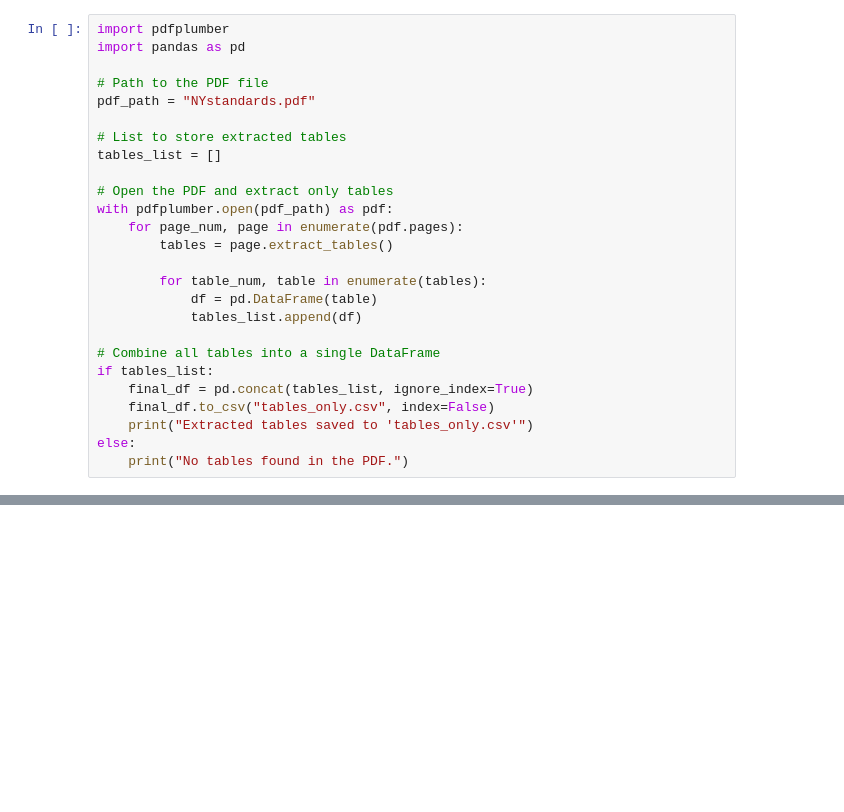
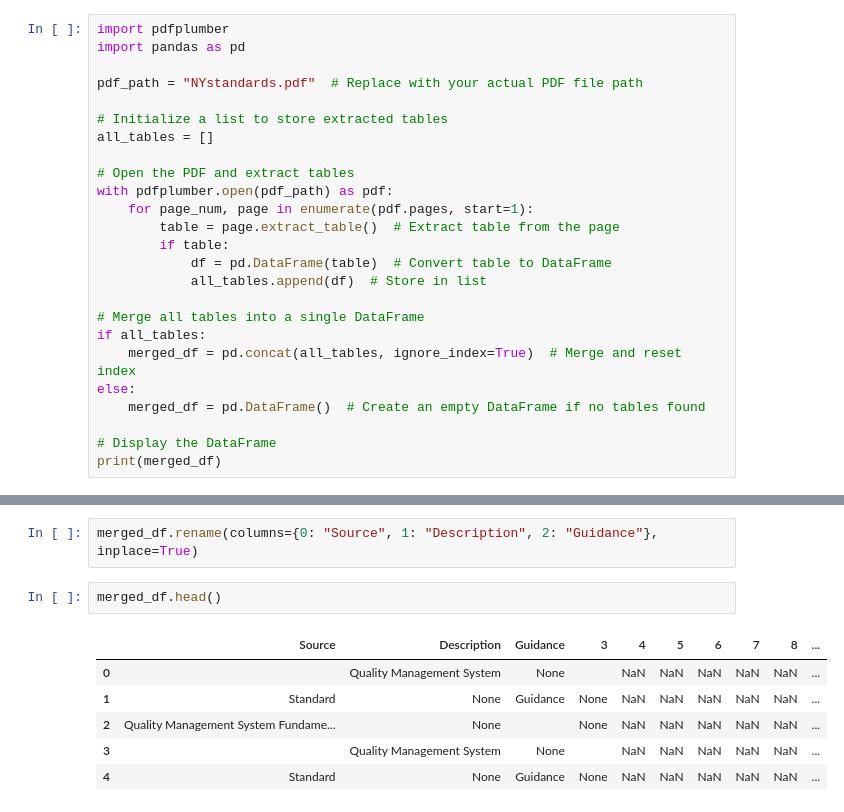
Before and after one commit to ango34/Regulations-AI, a Jupyter notebook: regulationsparse.ipynb, the cells around one changed output, grey strips where cells are left out. Cells and saved outputs as stored; diff of their text form; blank space fills up the shorter version.

Commit message:
Initial commit

```diff
--- a/regulationsparse.ipynb
+++ b/regulationsparse.ipynb
@@ -101,26 +127,25 @@ General Systems Standards – Effective December 2024
 import pdfplumber
 import pandas as pd
 
-# Path to the PDF file
-pdf_path = "NYstandards.pdf"
+pdf_path = "NYstandards.pdf"  # Replace with your actual PDF file path
 
-# List to store extracted tables
-tables_list = []
+# Initialize a list to store extracted tables
+all_tables = []
 
-# Open the PDF and extract only tables
+# Open the PDF and extract tables
 with pdfplumber.open(pdf_path) as pdf:
-    for page_num, page in enumerate(pdf.pages):
-        tables = page.extract_tables()
+    for page_num, page in enumerate(pdf.pages, start=1):
+        table = page.extract_table()  # Extract table from the page
+        if table:
+            df = pd.DataFrame(table)  # Convert table to DataFrame
+            all_tables.append(df)  # Store in list
 
-        for table_num, table in enumerate(tables):
-            df = pd.DataFrame(table)
-            tables_list.append(df)
+# Merge all tables into a single DataFrame
+if all_tables:
+    merged_df = pd.concat(all_tables, ignore_index=True)  # Merge and reset index
+else:
+    merged_df = pd.DataFrame()  # Create an empty DataFrame if no tables found
 
-# Combine all tables into a single DataFrame
-if tables_list:
-    final_df = pd.concat(tables_list, ignore_index=True)
-    final_df.to_csv("tables_only.csv", index=False)
-    print("Extracted tables saved to 'tables_only.csv'")
-else:
-    print("No tables found in the PDF.")
+# Display the DataFrame
+print(merged_df)
 # %% [output]
@@ -127,0 +169,11 @@ Tables with text saved to tables_output.csv
+# %%
+merged_df.rename(columns={0: "Source", 1: "Description", 2: "Guidance"}, inplace=True)
+# %%
+merged_df.head()
+# %% [output]
+|  | Source | Description | Guidance | 3 | 4 | 5 | 6 | 7 | 8 | ... |
+| 0 |  | Quality Management System | None |  | NaN | NaN | NaN | NaN | NaN | ... |
+| 1 | Standard | None | Guidance | None | NaN | NaN | NaN | NaN | NaN | ... |
+| 2 | Quality Management System Fundame... | None |  | None | NaN | NaN | NaN | NaN | NaN | ... |
+| 3 |  | Quality Management System | None |  | NaN | NaN | NaN | NaN | NaN | ... |
+| 4 | Standard | None | Guidance | None | NaN | NaN | NaN | NaN | NaN | ... |
```
Also changed, not shown: parts of 9 cells of this notebook, 8 other files.
